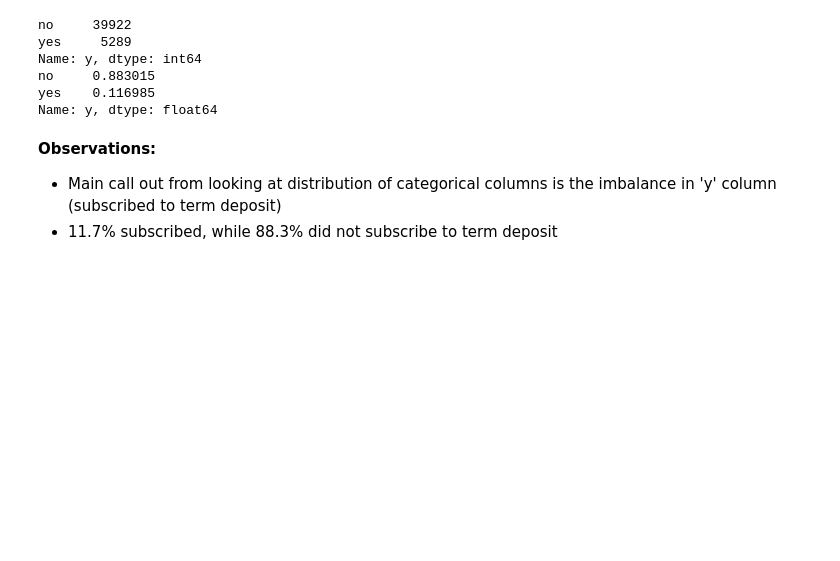
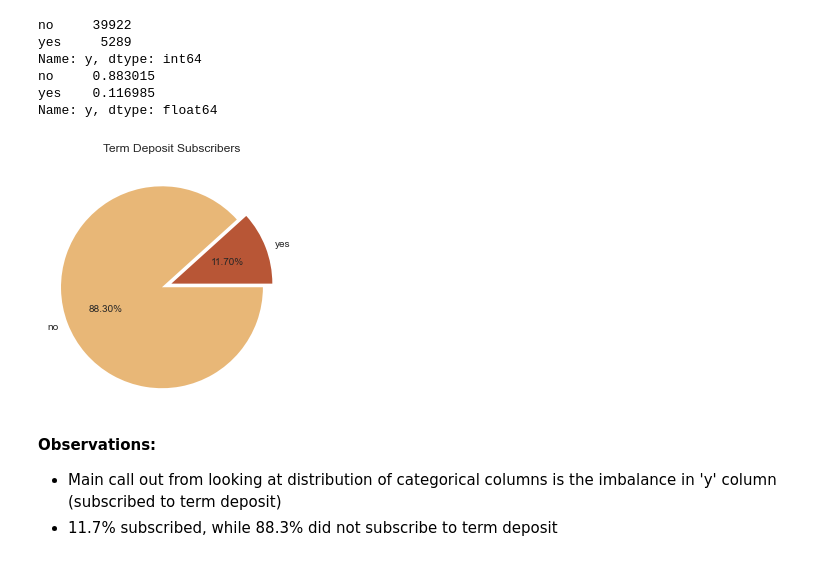
Before and after one commit to altaafkhan/term-deposit-analysis, a Jupyter notebook: script/term_deposit.ipynb, the cells around one changed output. Cells and saved outputs as stored; diff of their text form; code cells hidden in the pictures; blank space fills up the shorter version.

```diff
--- a/script/term_deposit.ipynb
+++ b/script/term_deposit.ipynb
@@ -189,6 +190,21 @@ Name: y, dtype: int64
 no     0.883015
 yes    0.116985
 Name: y, dtype: float64
+# %%
+# visualise term deposit subscribers
+sizes = list(inp['y'].value_counts().sort_values().values)
+labels = list(inp['y'].value_counts().sort_values().index)
+
+explode = [0, 0.1]
+
+plt.figure(figsize=(4,4))
+plt.pie(sizes, labels=labels, explode = explode,
+        autopct=lambda p:f'{p:.2f}%', colors = ('#b85636','#e8b777'))
+plt.title('Term Deposit Subscribers')
+plt.tight_layout()
+plt.show()
+# %% [output]
+[figure, added]
 # %% [markdown]
 **Observations:**
 * Main call out from looking at distribution of categorical columns is the imbalance in 'y' column (subscribed to term deposit)
```
Also changed, not shown: parts of 12 cells of this notebook.
